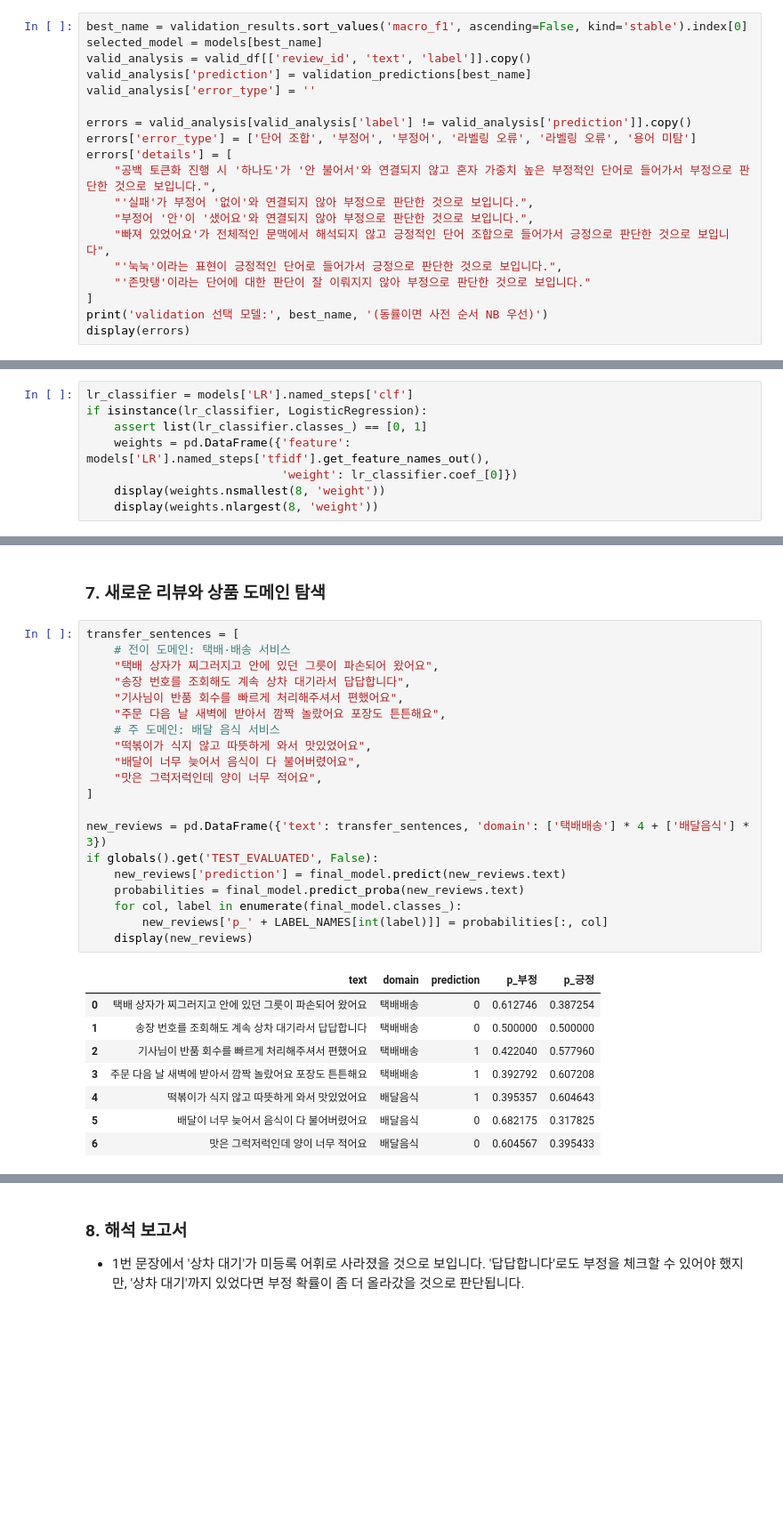
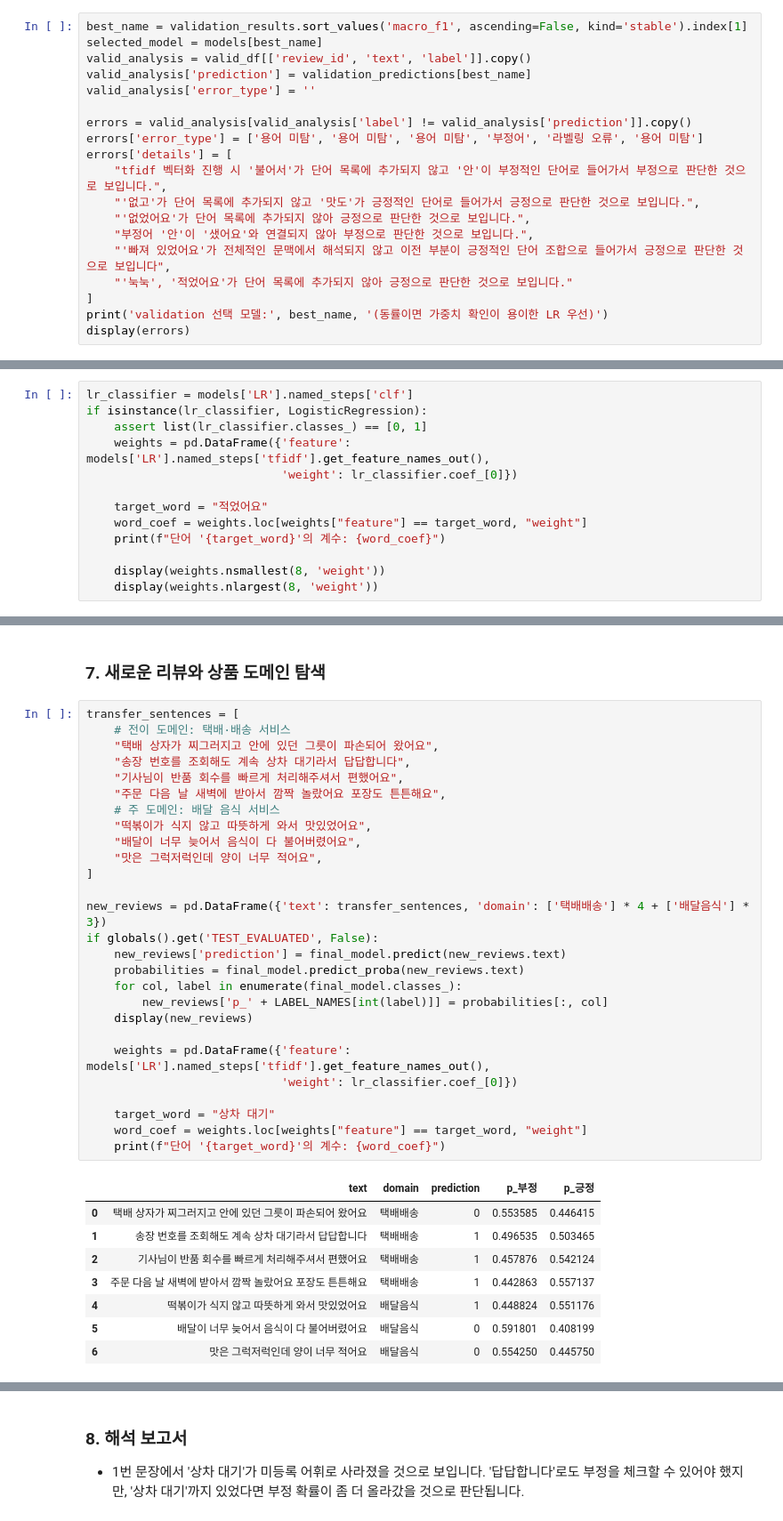
Before and after one commit to KyeongTaek/NLP_2026, a Jupyter notebook: mid_term_proj/sentiment_analysis_pipeline/notebooks/midterm_analysis.ipynb, the cells around one changed output, grey strips where cells are left out. Shown at 89% size. Drawn from its saved outputs; the diff is of its cells as text; blank space fills up the shorter version.

```diff
--- a/mid_term_proj/sentiment_analysis_pipeline/notebooks/midterm_analysis.ipynb
+++ b/mid_term_proj/sentiment_analysis_pipeline/notebooks/midterm_analysis.ipynb
@@ -257,22 +280,22 @@ print('판단보류 수:', int((~covered).sum()))
 # %% [markdown]
 ### 5. Validation 오류 분석과 특징 해석
 # %%
-best_name = validation_results.sort_values('macro_f1', ascending=False, kind='stable').index[0]
+best_name = validation_results.sort_values('macro_f1', ascending=False, kind='stable').index[1]
 selected_model = models[best_name]
 valid_analysis = valid_df[['review_id', 'text', 'label']].copy()
 valid_analysis['prediction'] = validation_predictions[best_name]
 valid_analysis['error_type'] = ''
 
 errors = valid_analysis[valid_analysis['label'] != valid_analysis['prediction']].copy()
-errors['error_type'] = ['단어 조합', '부정어', '부정어', '라벨링 오류', '라벨링 오류', '용어 미탐']
+errors['error_type'] = ['용어 미탐', '용어 미탐', '용어 미탐', '부정어', '라벨링 오류', '용어 미탐']
 errors['details'] = [
-    "공백 토큰화 진행 시 '하나도'가 '안 불어서'와 연결되지 않고 혼자 가중치 높은 부정적인 단어로 들어가서 부정으로 판단한 것으로 보입니다.",
-    "'실패'가 부정어 '없이'와 연결되지 않아 부정으로 판단한 것으로 보입니다.",
+    "tfidf 벡터화 진행 시 '불어서'가 단어 목록에 추가되지 않고 '안'이 부정적인 단어로 들어가서 부정으로 판단한 것으로 보입니다.",
+    "'없고'가 단어 목록에 추가되지 않고 '맛도'가 긍정적인 단어로 들어가서 긍정으로 판단한 것으로 보입니다.",
+    "'없었어요'가 단어 목록에 추가되지 않아 긍정으로 판단한 것으로 보입니다.",
     "부정어 '안'이 '샜어요'와 연결되지 않아 부정으로 판단한 것으로 보입니다.",
-    "빠져 있었어요'가 전체적인 문맥에서 해석되지 않고 긍정적인 단어 조합으로 들어가서 긍정으로 판단한 것으로 보입니다",
-    "'눅눅'이라는 표현이 긍정적인 단어로 들어가서 긍정으로 판단한 것으로 보입니다.",
-    "'존맛탱'이라는 단어에 대한 판단이 잘 이뤄지지 않아 부정으로 판단한 것으로 보입니다."
+    "'빠져 있었어요'가 전체적인 문맥에서 해석되지 않고 이전 부분이 긍정적인 단어 조합으로 들어가서 긍정으로 판단한 것으로 보입니다",
+    "'눅눅', '적었어요'가 단어 목록에 추가되지 않아 긍정으로 판단한 것으로 보입니다."
 ]
-print('validation 선택 모델:', best_name, '(동률이면 사전 순서 NB 우선)')
+print('validation 선택 모델:', best_name, '(동률이면 가중치 확인이 용이한 LR 우선)')
 display(errors)
 # %% [output]
@@ -290,6 +313,11 @@ if isinstance(lr_classifier, LogisticRegression):
     assert list(lr_classifier.classes_) == [0, 1]
     weights = pd.DataFrame({'feature': models['LR'].named_steps['tfidf'].get_feature_names_out(),
                             'weight': lr_classifier.coef_[0]})
+
+    target_word = "적었어요"
+    word_coef = weights.loc[weights["feature"] == target_word, "weight"]
+    print(f"단어 '{target_word}'의 계수: {word_coef}")
+
     display(weights.nsmallest(8, 'weight'))
     display(weights.nlargest(8, 'weight'))
 # %% [output]
@@ -351,29 +380,36 @@ weighted avg       0.50      0.50      0.50        12
 # %%
 transfer_sentences = [
     # 전이 도메인: 택배·배송 서비스
     "택배 상자가 찌그러지고 안에 있던 그릇이 파손되어 왔어요",
     "송장 번호를 조회해도 계속 상차 대기라서 답답합니다",
     "기사님이 반품 회수를 빠르게 처리해주셔서 편했어요",
     "주문 다음 날 새벽에 받아서 깜짝 놀랐어요 포장도 튼튼해요",
     # 주 도메인: 배달 음식 서비스
     "떡볶이가 식지 않고 따뜻하게 와서 맛있었어요",
     "배달이 너무 늦어서 음식이 다 불어버렸어요",
     "맛은 그럭저럭인데 양이 너무 적어요",
 ]
 
 new_reviews = pd.DataFrame({'text': transfer_sentences, 'domain': ['택배배송'] * 4 + ['배달음식'] * 3})
 if globals().get('TEST_EVALUATED', False):
     new_reviews['prediction'] = final_model.predict(new_reviews.text)
     probabilities = final_model.predict_proba(new_reviews.text)
     for col, label in enumerate(final_model.classes_):
         new_reviews['p_' + LABEL_NAMES[int(label)]] = probabilities[:, col]
     display(new_reviews)
+
+    weights = pd.DataFrame({'feature': models['LR'].named_steps['tfidf'].get_feature_names_out(),
+                            'weight': lr_classifier.coef_[0]})
+
+    target_word = "상차 대기"
+    word_coef = weights.loc[weights["feature"] == target_word, "weight"]
+    print(f"단어 '{target_word}'의 계수: {word_coef}")
 # %% [output]
 |  | text | domain | prediction | p_부정 | p_긍정 |
-| 0 | 택배 상자가 찌그러지고 안에 있던 그릇이 파손되어 왔어요 | 택배배송 | 0 | 0.612746 | 0.387254 |
-| 1 | 송장 번호를 조회해도 계속 상차 대기라서 답답합니다 | 택배배송 | 0 | 0.500000 | 0.500000 |
-| 2 | 기사님이 반품 회수를 빠르게 처리해주셔서 편했어요 | 택배배송 | 1 | 0.422040 | 0.577960 |
-| 3 | 주문 다음 날 새벽에 받아서 깜짝 놀랐어요 포장도 튼튼해요 | 택배배송 | 1 | 0.392792 | 0.607208 |
-| 4 | 떡볶이가 식지 않고 따뜻하게 와서 맛있었어요 | 배달음식 | 1 | 0.395357 | 0.604643 |
-| 5 | 배달이 너무 늦어서 음식이 다 불어버렸어요 | 배달음식 | 0 | 0.682175 | 0.317825 |
-| 6 | 맛은 그럭저럭인데 양이 너무 적어요 | 배달음식 | 0 | 0.604567 | 0.395433 |
+| 0 | 택배 상자가 찌그러지고 안에 있던 그릇이 파손되어 왔어요 | 택배배송 | 0 | 0.553585 | 0.446415 |
+| 1 | 송장 번호를 조회해도 계속 상차 대기라서 답답합니다 | 택배배송 | 1 | 0.496535 | 0.503465 |
+| 2 | 기사님이 반품 회수를 빠르게 처리해주셔서 편했어요 | 택배배송 | 1 | 0.457876 | 0.542124 |
+| 3 | 주문 다음 날 새벽에 받아서 깜짝 놀랐어요 포장도 튼튼해요 | 택배배송 | 1 | 0.442863 | 0.557137 |
+| 4 | 떡볶이가 식지 않고 따뜻하게 와서 맛있었어요 | 배달음식 | 1 | 0.448824 | 0.551176 |
+| 5 | 배달이 너무 늦어서 음식이 다 불어버렸어요 | 배달음식 | 0 | 0.591801 | 0.408199 |
+| 6 | 맛은 그럭저럭인데 양이 너무 적어요 | 배달음식 | 0 | 0.554250 | 0.445750 |
```
Also changed, not shown: parts of 8 cells of this notebook.
